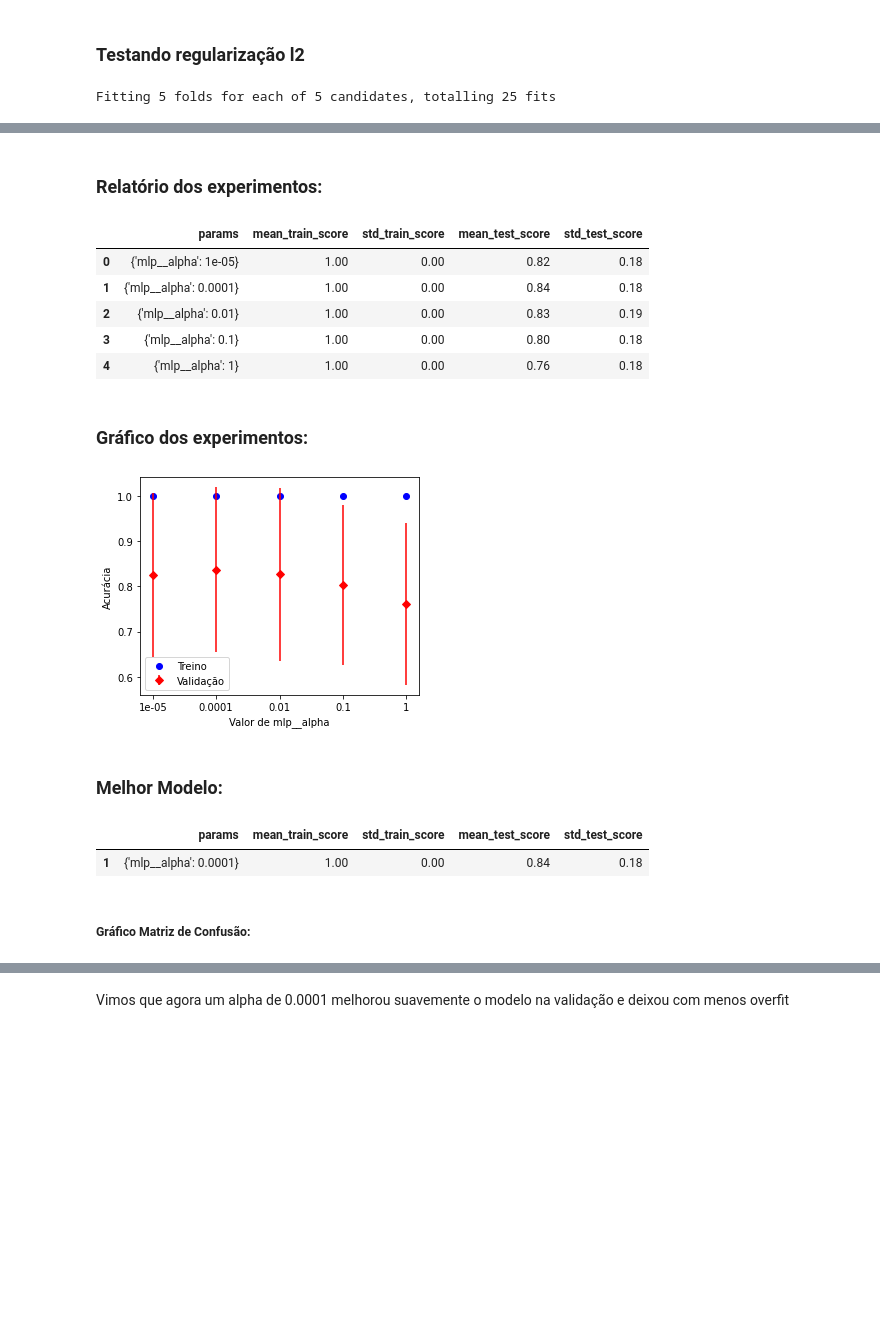
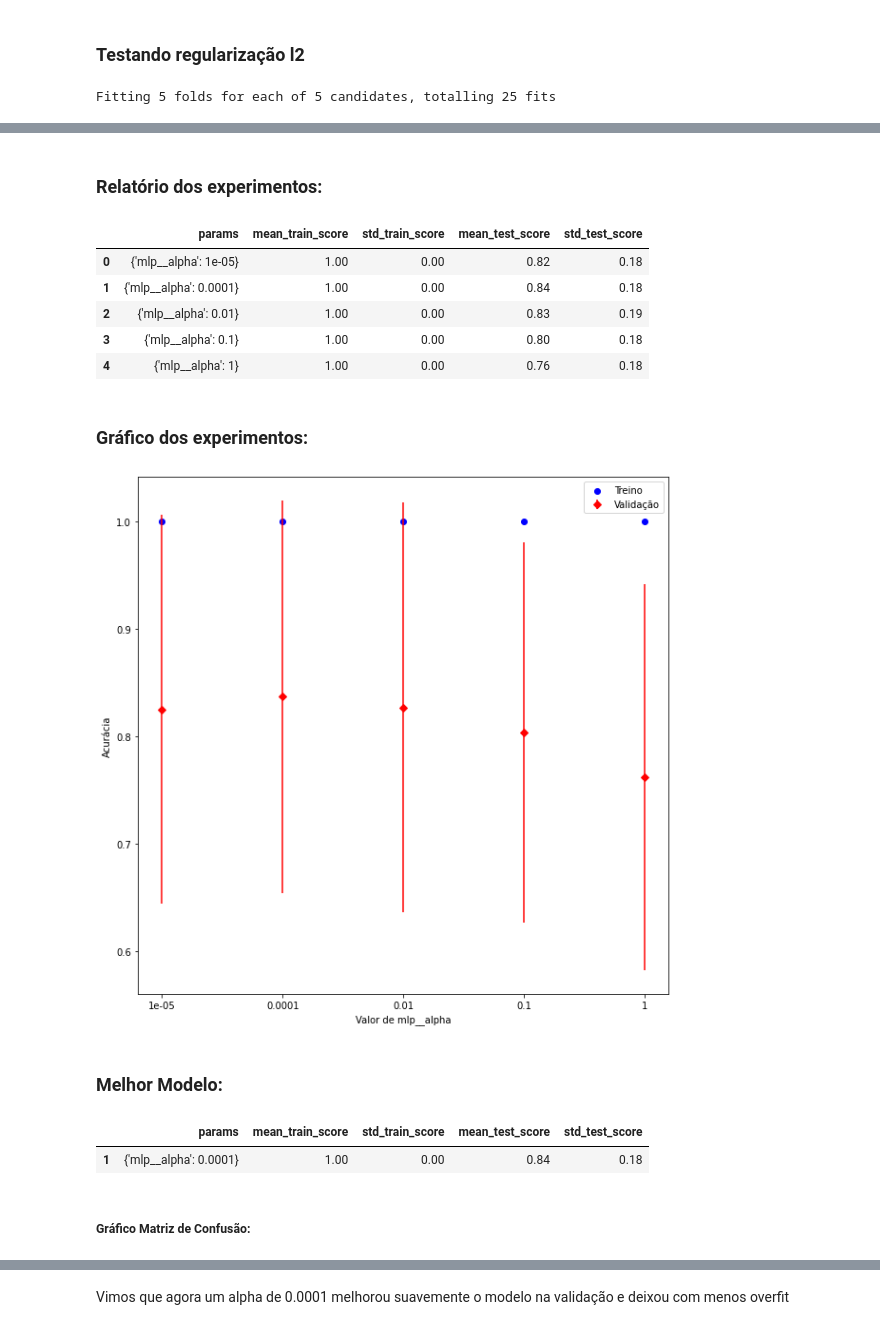
Before and after one commit to HeitorBRaymundo/mc906, a Jupyter notebook: prj3/NeuralNetwork.ipynb, the cells around one changed output, grey strips where cells are left out. Drawn from its saved outputs; the diff is of its cells as text; code cells hidden in the pictures; blank space fills up the shorter version.

```diff
--- a/prj3/NeuralNetwork.ipynb
+++ b/prj3/NeuralNetwork.ipynb
@@ -291,7 +291,8 @@ pipe = Pipeline([
 
 parameters = {'mlp__alpha': [0.00001, 0.0001, 0.01, 0.1, 1]}
 
-grid_search(pipe, parameters, X_processed, database_train.y, database_train.cv_author, n_jobs=6, figsize=(5, 4))
+#grid_search(pipe, parameters, X_processed, database_train.y, database_train.cv_author, n_jobs=6, figsize=(5, 4))
+grid_search(pipe, parameters, X_processed, database_train.y, database_train.cv_author, n_jobs=6)
 # %% [output]
 Fitting 5 folds for each of 5 candidates, totalling 25 fits
 [Parallel(n_jobs=6)]: Using backend LokyBackend with 6 concurrent workers.
@@ -305,12 +306,12 @@ Fitting 5 folds for each of 5 candidates, totalling 25 fits
 Relatório dos experimentos:
 |  | params | mean_train_score | std_train_score | mean_test_score | std_test_score |
 | 0 | {'mlp__alpha': 1e-05} | 1.00 | 0.00 | 0.82 | 0.18 |
 | 1 | {'mlp__alpha': 0.0001} | 1.00 | 0.00 | 0.84 | 0.18 |
 | 2 | {'mlp__alpha': 0.01} | 1.00 | 0.00 | 0.83 | 0.19 |
 | 3 | {'mlp__alpha': 0.1} | 1.00 | 0.00 | 0.80 | 0.18 |
 | 4 | {'mlp__alpha': 1} | 1.00 | 0.00 | 0.76 | 0.18 |
 Gráfico dos experimentos:
-[figure, old version]
+[figure, new version]
 Melhor Modelo:
 |  | params | mean_train_score | std_train_score | mean_test_score | std_test_score |
 | 1 | {'mlp__alpha': 0.0001} | 1.00 | 0.00 | 0.84 | 0.18 |
```
Also changed, not shown: parts of 1 cell of this notebook, 7 other files.
